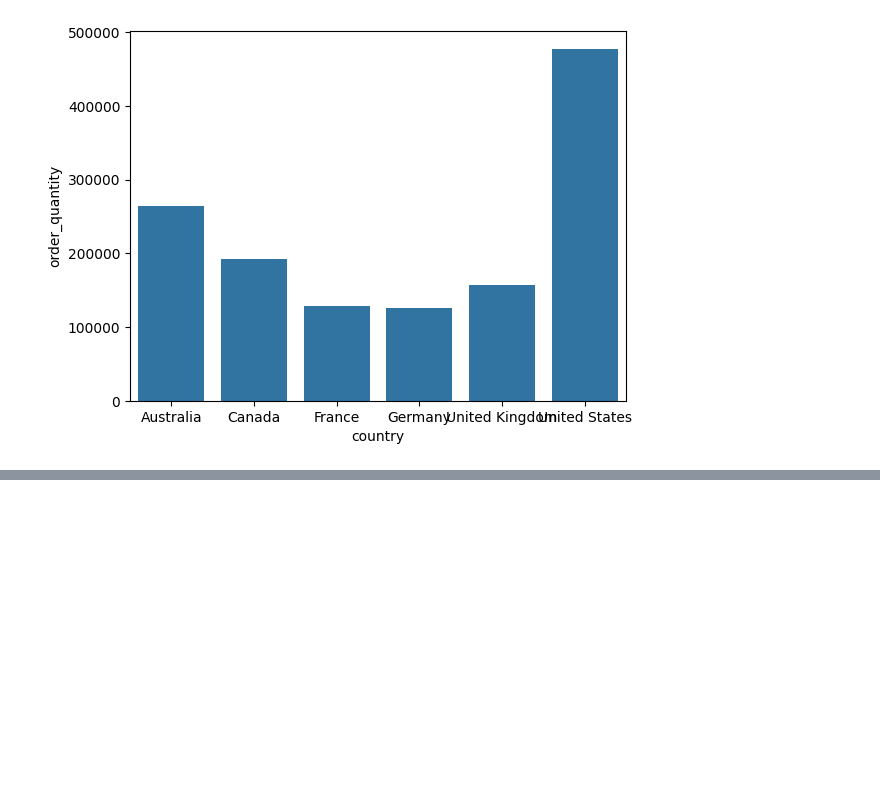
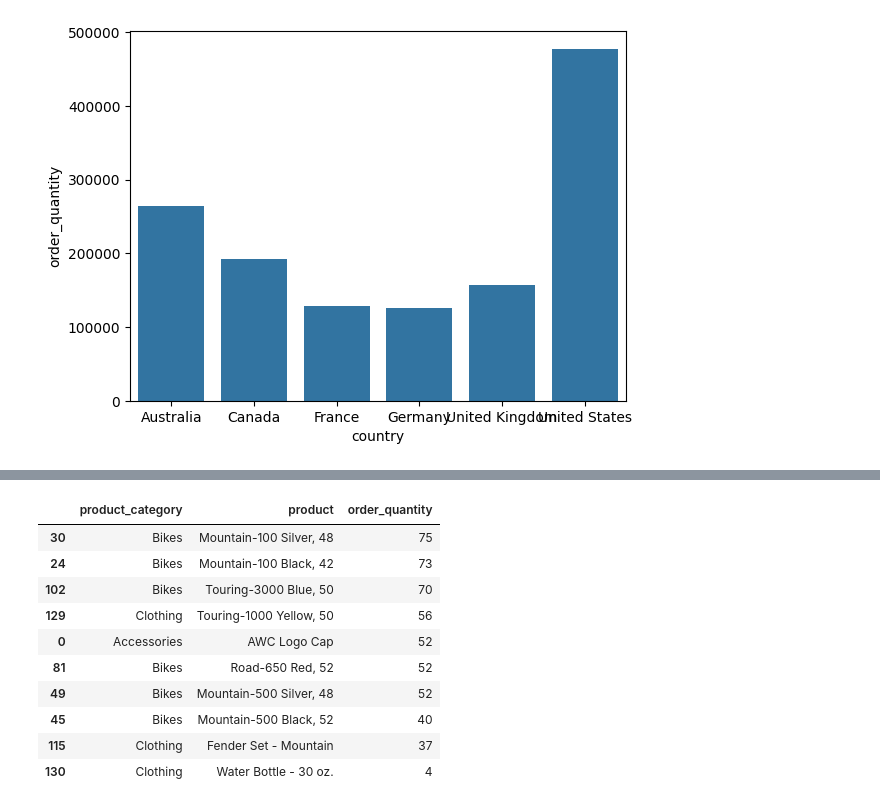
Before and after one commit to daniellcferreira/cases-analysis-python, a Jupyter notebook: insights_vendas_bicicletas/cases_sales_bike.ipynb, the cells around one changed output, grey strips where cells are left out. Cells and saved outputs as stored; diff of their text form; code cells hidden in the pictures; blank space fills up the shorter version.

```diff
--- a/insights_vendas_bicicletas/cases_sales_bike.ipynb
+++ b/insights_vendas_bicicletas/cases_sales_bike.ipynb
@@ -293,0 +371,14 @@ sns.barplot(data=pais_qtdd, x="country", y="order_quantity")
+# %%
+df.groupby("product_category product".split())[["order_quantity"]].sum().reset_index().sort_values("order_quantity", ascending=False).tail(10)
+# %% [output]
+|  | product_category | product | order_quantity |
+| 30 | Bikes | Mountain-100 Silver, 48 | 75 |
+| 24 | Bikes | Mountain-100 Black, 42 | 73 |
+| 102 | Bikes | Touring-3000 Blue, 50 | 70 |
+| 129 | Clothing | Touring-1000 Yellow, 50 | 56 |
+| 0 | Accessories | AWC Logo Cap | 52 |
+| 81 | Bikes | Road-650 Red, 52 | 52 |
+| 49 | Bikes | Mountain-500 Silver, 48 | 52 |
+| 45 | Bikes | Mountain-500 Black, 52 | 40 |
+| 115 | Clothing | Fender Set - Mountain | 37 |
+| 130 | Clothing | Water Bottle - 30 oz. | 4 |
```
Also changed, not shown: parts of 7 cells of this notebook.
